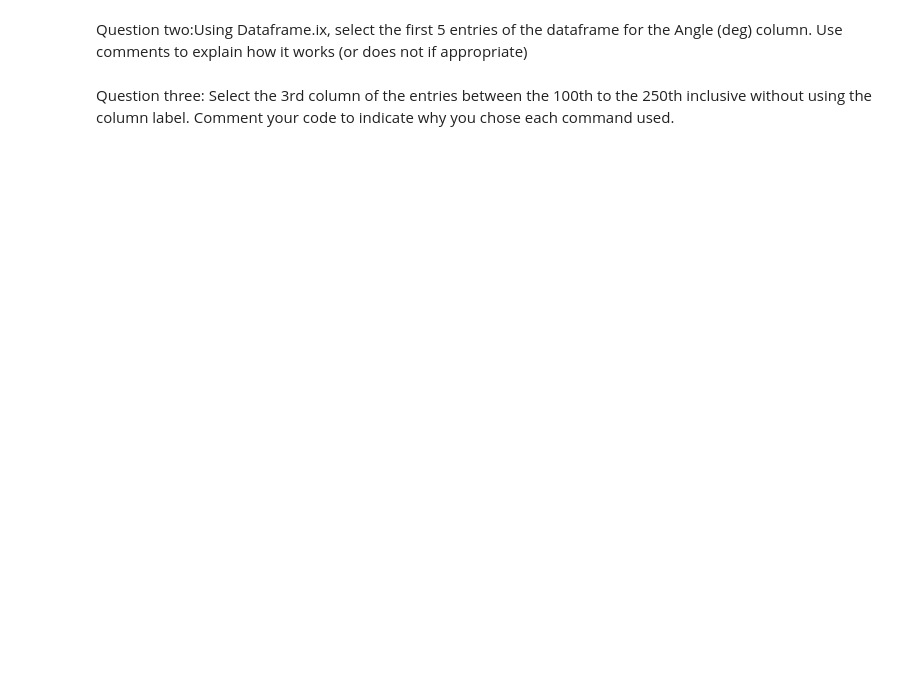
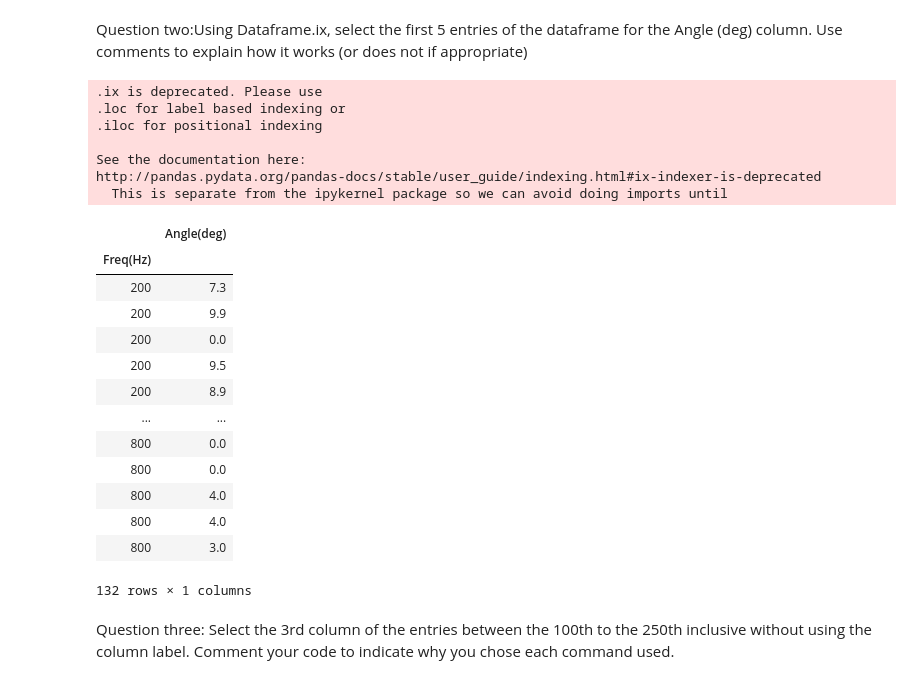
Before and after one commit to mabera2020/-DAV_01_Data_Wrangling-_with_Pandas, a Jupyter notebook: dav_01_data_wrangling_with_pandas.ipynb, the cells around one changed output. Saved outputs shown, nothing was run; the diff lists cells and outputs as text; code cells hidden in the pictures; blank space fills up the shorter version.

```diff
--- a/dav_01_data_wrangling_with_pandas.ipynb
+++ b/dav_01_data_wrangling_with_pandas.ipynb
@@ -387,3 +395,30 @@ Question two:Using Dataframe.ix, select the first 5 entries of the dataframe for
+# %%
+#data...
+#data.ix[rows,cols]
+data.ix[[200,800],[0]]
+#data.ix[1:5,"Angle(deg)"]
+# %% [output]
+.ix is deprecated. Please use
+.loc for label based indexing or
+.iloc for positional indexing
+
+See the documentation here:
+http://pandas.pydata.org/pandas-docs/stable/user_guide/indexing.html#ix-indexer-is-deprecated
+  This is separate from the ipykernel package so we can avoid doing imports until
+|  | Angle(deg) |
+| Freq(Hz) |  |
+| 200 | 7.3 |
+| 200 | 9.9 |
+| 200 | 0.0 |
+| 200 | 9.5 |
+| 200 | 8.9 |
+| ... | ... |
+| 800 | 0.0 |
+| 800 | 0.0 |
+| 800 | 4.0 |
+| 800 | 4.0 |
+| 800 | 3.0 |
+132 rows × 1 columns
 # %% [markdown]
 Question three: Select the 3rd column of the entries between the 100th to the 250th  inclusive without using the column label. Comment your code to indicate why you chose each command used.
 # %%
```
Also changed, not shown: parts of 6 cells of this notebook.
